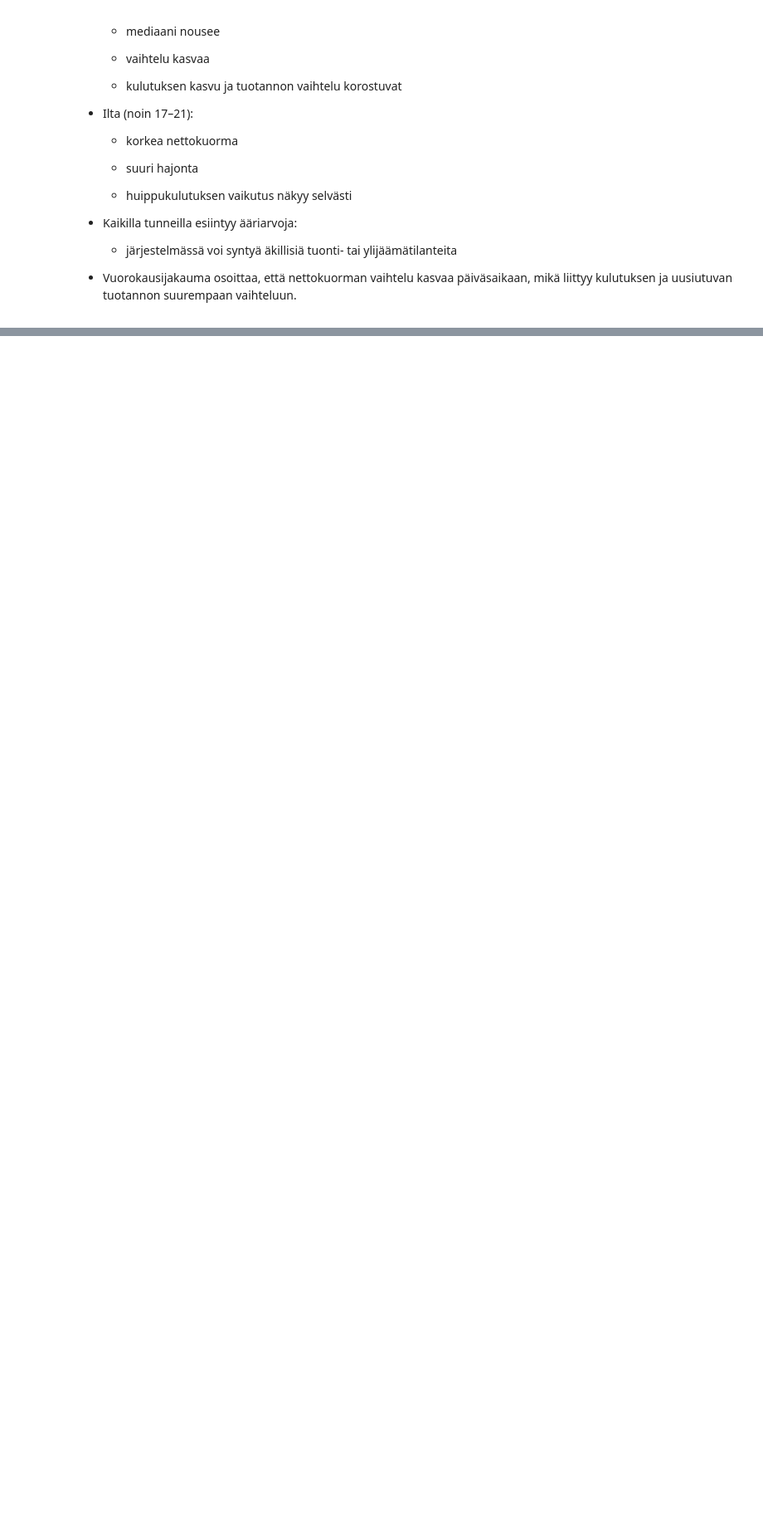
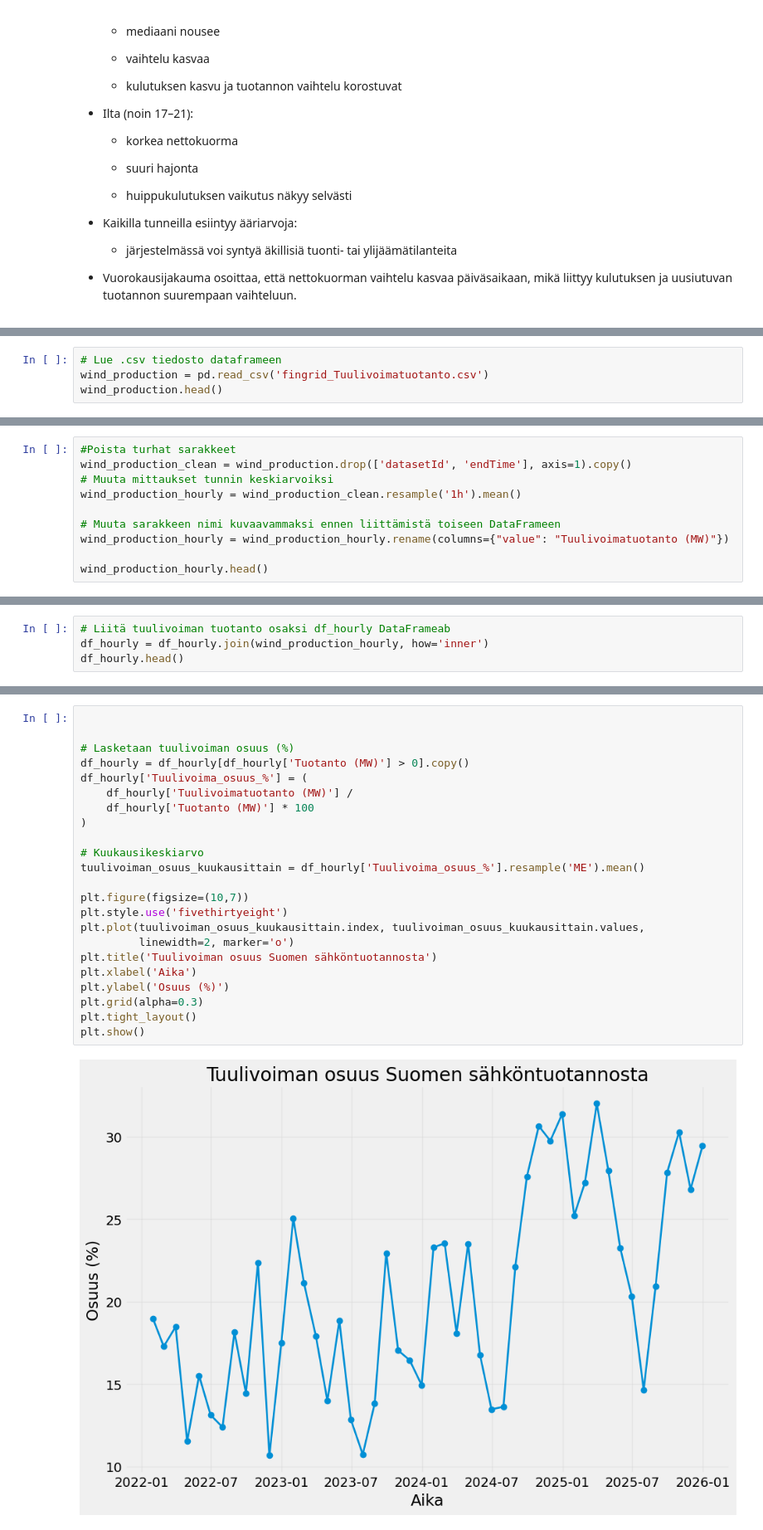
Before and after one commit to Santtulah/thesis, a Jupyter notebook: fingrid.ipynb, the cells around one changed output, grey strips where cells are left out. Shown at 83% size. Cells and saved outputs as stored; diff of their text form; blank space fills up the shorter version.

Commit message:
Lisää visualisoinnit tuulivoiman osuudesta kokonaistuotannossa sekä kulutuksen, tuotannon ja nettokuorman suhteesta

```diff
--- a/fingrid.ipynb
+++ b/fingrid.ipynb
@@ -606,0 +611,4 @@ plt.show()
+# %%
+# Lue .csv tiedosto dataframeen
+wind_production = pd.read_csv('fingrid_Tuulivoimatuotanto.csv')
+wind_production.head()
@@ -606,0 +662,10 @@ plt.show()
+# %%
+#Poista turhat sarakkeet
+wind_production_clean = wind_production.drop(['datasetId', 'endTime'], axis=1).copy()
+# Muuta mittaukset tunnin keskiarvoiksi
+wind_production_hourly = wind_production_clean.resample('1h').mean()
+
+# Muuta sarakkeen nimi kuvaavammaksi ennen liittämistä toiseen DataFrameen
+wind_production_hourly = wind_production_hourly.rename(columns={"value": "Tuulivoimatuotanto (MW)"})
+
+wind_production_hourly.head()
@@ -606,0 +682,4 @@ plt.show()
+# %%
+# Liitä tuulivoiman tuotanto osaksi df_hourly DataFrameab
+df_hourly = df_hourly.join(wind_production_hourly, how='inner')
+df_hourly.head()
@@ -606,0 +694,25 @@ plt.show()
+# %%
+
+
+# Lasketaan tuulivoiman osuus (%)
+df_hourly = df_hourly[df_hourly['Tuotanto (MW)'] > 0].copy()
+df_hourly['Tuulivoima_osuus_%'] = (
+    df_hourly['Tuulivoimatuotanto (MW)'] /
+    df_hourly['Tuotanto (MW)'] * 100
+)
+
+# Kuukausikeskiarvo
+tuulivoiman_osuus_kuukausittain = df_hourly['Tuulivoima_osuus_%'].resample('ME').mean()
+
+plt.figure(figsize=(10,7))
+plt.style.use('fivethirtyeight')
+plt.plot(tuulivoiman_osuus_kuukausittain.index, tuulivoiman_osuus_kuukausittain.values,
+         linewidth=2, marker='o')
+plt.title('Tuulivoiman osuus Suomen sähköntuotannosta')
+plt.xlabel('Aika')
+plt.ylabel('Osuus (%)')
+plt.grid(alpha=0.3)
+plt.tight_layout()
+plt.show()
+# %% [output]
+[figure, added]
```
Also changed, not shown: parts of 18 cells of this notebook.
